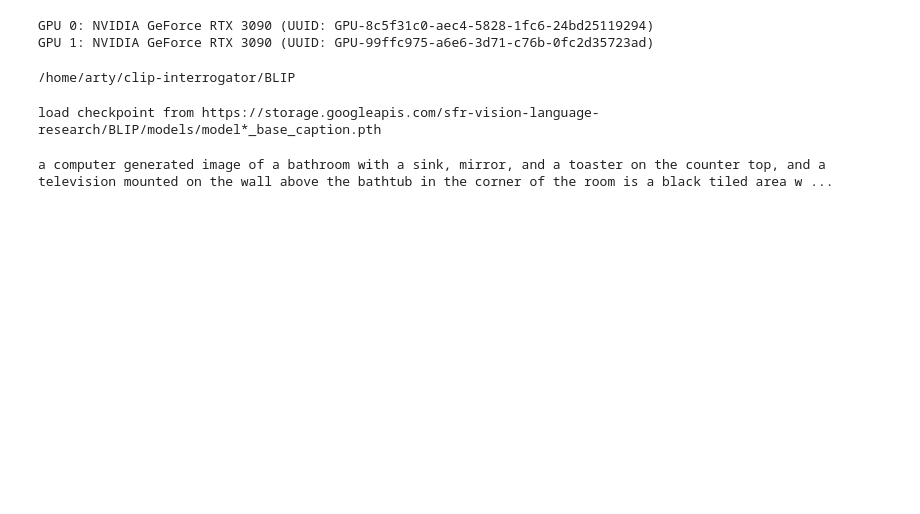
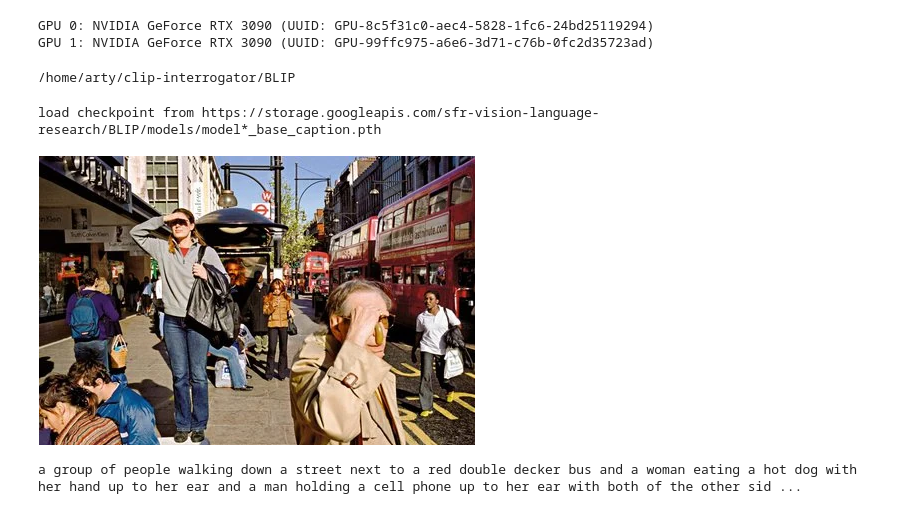
Before and after one commit to artyaltanzaya/CLIPReverse, a Jupyter notebook: BLIP.ipynb, the cells around one changed output. Drawn from its saved outputs; the diff is of its cells as text; code cells hidden in the pictures; blank space fills up the shorter version.

```diff
--- a/BLIP.ipynb
+++ b/BLIP.ipynb
@@ -58,9 +58,13 @@ def interrogate(image, models=[]):
     # Set up medium
     medium = bests[0][0][0]
 # %%
-image = "../BLIP/11.png"
+image = "../screen.png"
 # %%
 image = Image.open(image).convert('RGB')
+# %%
+image
+# %% [output]
+[figure, added]
 # %%
 ViTB32 = True
 models = []
@@ -68,4 +72,4 @@ if ViTB32: models.append('ViT-B/32')
 # %%
 interrogate(image, models=models)
 # %% [output]
-a computer generated image of a bathroom with a sink, mirror, and a toaster on the counter top, and a television mounted on the wall above the bathtub in the corner of the room is a black tiled area w ...
+a group of people walking down a street next to a red double decker bus and a woman eating a hot dog with her hand up to her ear and a man holding a cell phone up to her ear with both of the other sid ...
```
